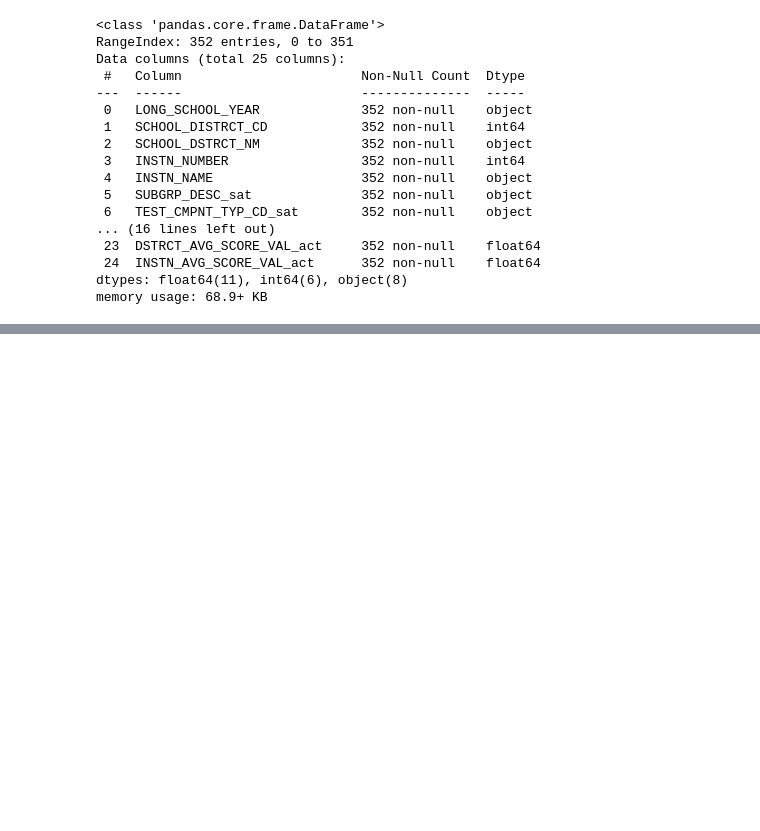
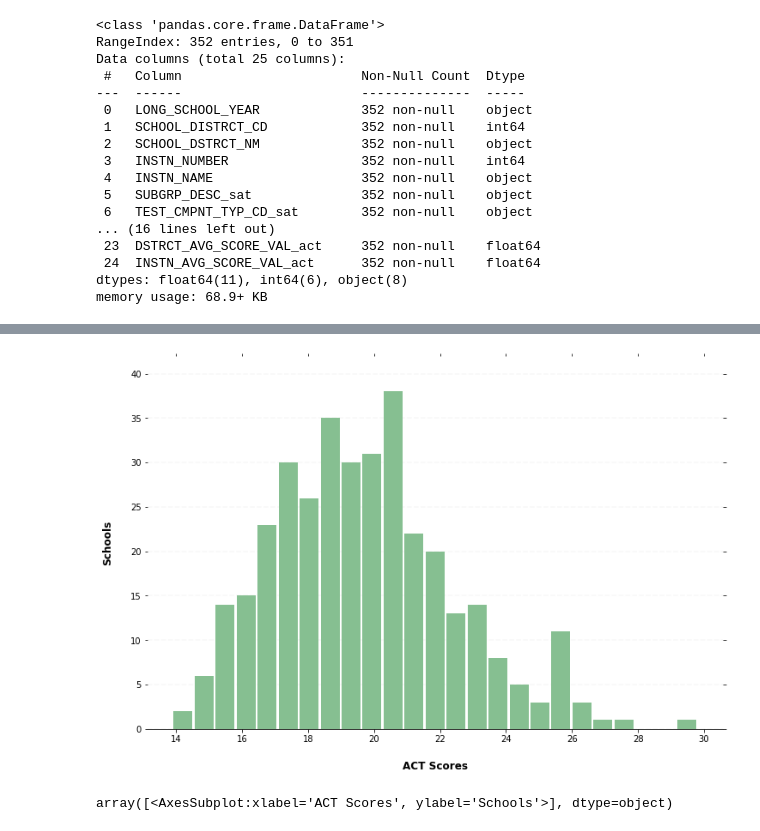
Before and after one commit to rajaridgway/SpringboardCapstoneTwo, a Jupyter notebook: 02_eda_capstonetwo_ridgway.ipynb, the cells around one changed output, grey strips where cells are left out. Cells and saved outputs as stored; diff of their text form; code cells hidden in the pictures; blank space fills up the shorter version.

```diff
--- a/02_eda_capstonetwo_ridgway.ipynb
+++ b/02_eda_capstonetwo_ridgway.ipynb
@@ -66,0 +77,41 @@ array([[<AxesSubplot:title={'center':'INSTN_AVG_SCORE_VAL_sat'}>]],
+# %%
+# Define a function for a more customized visual (adapted from: https://mode.com/example-gallery/python_histogram/)
+def simple_hist(df, column, xlabel, ylabel):
+
+    ax = df.hist(column=column, bins=25, grid=False, figsize=(12,8), color='#86bf91', zorder=2, rwidth=0.9)
+
+    ax = ax[0]
+    for x in ax:
+
+        # Despine
+        x.spines['right'].set_visible(False)
+        x.spines['top'].set_visible(False)
+        x.spines['left'].set_visible(False)
+
+        # Switch off ticks
+        x.tick_params(axis="both", which="both", bottom="off", top="off", labelbottom="on", left="off", right="off", labelleft="on")
+
+        # Draw horizontal axis lines
+        vals = x.get_yticks()
+        for tick in vals:
+            x.axhline(y=tick, linestyle='dashed', alpha=0.4, color='#eeeeee', zorder=1)
+
+        # Remove title
+        x.set_title("")
+
+        # Set x-axis label
+        x.set_xlabel(xlabel, labelpad=20, weight='bold', size=12)
+
+        # Set y-axis label
+        x.set_ylabel(ylabel, labelpad=20, weight='bold', size=12)
+
+        # Format y-axis label
+        x.yaxis.set_major_formatter(StrMethodFormatter('{x:,g}'))
+
+    plt.show()
+    return ax
+# %%
+simple_hist(scores, 'INSTN_AVG_SCORE_VAL_act', 'ACT Scores', 'Schools')
+# %% [output]
+[figure, added]
+array([<AxesSubplot:xlabel='ACT Scores', ylabel='Schools'>], dtype=object)
```
Also changed, not shown: parts of 27 cells of this notebook.
